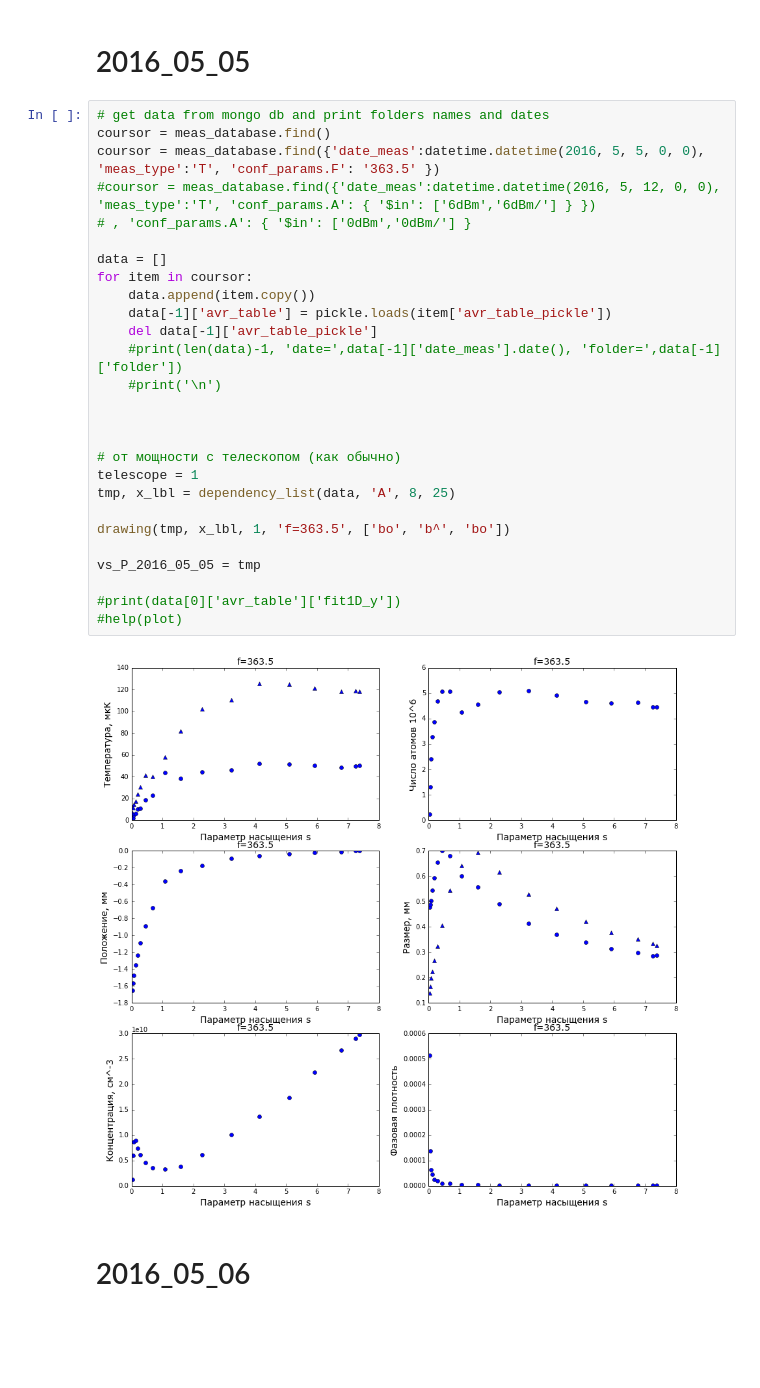
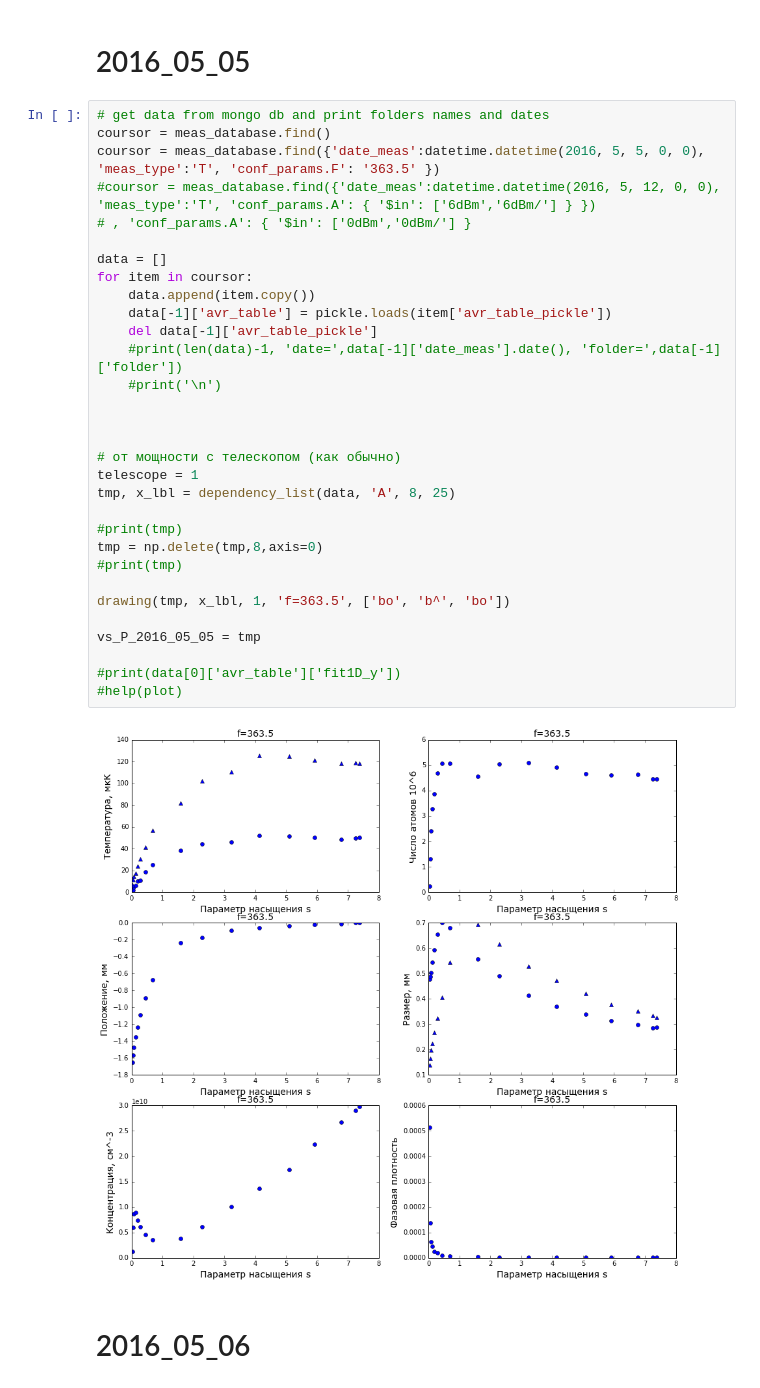
Before and after one commit to thulium-lab/python_programs_to_use, a Jupyter notebook: compare_measurements3.0_May2016.ipynb, the cells around one changed output. Cells and saved outputs as stored; diff of their text form; blank space fills up the shorter version.

```diff
--- a/compare_measurements3.0_May2016.ipynb
+++ b/compare_measurements3.0_May2016.ipynb
@@ -230,32 +231,36 @@ def drawing(tmp, x_lbl, k, graph_name, mset):
 # %%
 # get data from mongo db and print folders names and dates
 coursor = meas_database.find()
 coursor = meas_database.find({'date_meas':datetime.datetime(2016, 5, 5, 0, 0), 'meas_type':'T', 'conf_params.F': '363.5' })
 #coursor = meas_database.find({'date_meas':datetime.datetime(2016, 5, 12, 0, 0), 'meas_type':'T', 'conf_params.A': { '$in': ['6dBm','6dBm/'] } })
 # , 'conf_params.A': { '$in': ['0dBm','0dBm/'] }
 
 data = []
 for item in coursor:
     data.append(item.copy())
     data[-1]['avr_table'] = pickle.loads(item['avr_table_pickle'])
     del data[-1]['avr_table_pickle']
     #print(len(data)-1, 'date=',data[-1]['date_meas'].date(), 'folder=',data[-1]['folder'])
     #print('\n')
 
 
 
 # от мощности с телескопом (как обычно)
 telescope = 1
 tmp, x_lbl = dependency_list(data, 'A', 8, 25)
 
+#print(tmp)
+tmp = np.delete(tmp,8,axis=0)
+#print(tmp)
+
 drawing(tmp, x_lbl, 1, 'f=363.5', ['bo', 'b^', 'bo'])
 
 vs_P_2016_05_05 = tmp
 
 #print(data[0]['avr_table']['fit1D_y'])
 #help(plot)
 # %% [output]
-[figure, old version]
+[figure, new version]
 # %% [markdown]
 # 2016_05_06
 # %%
```
Also changed, not shown: parts of 2 cells of this notebook, 1 other file.
